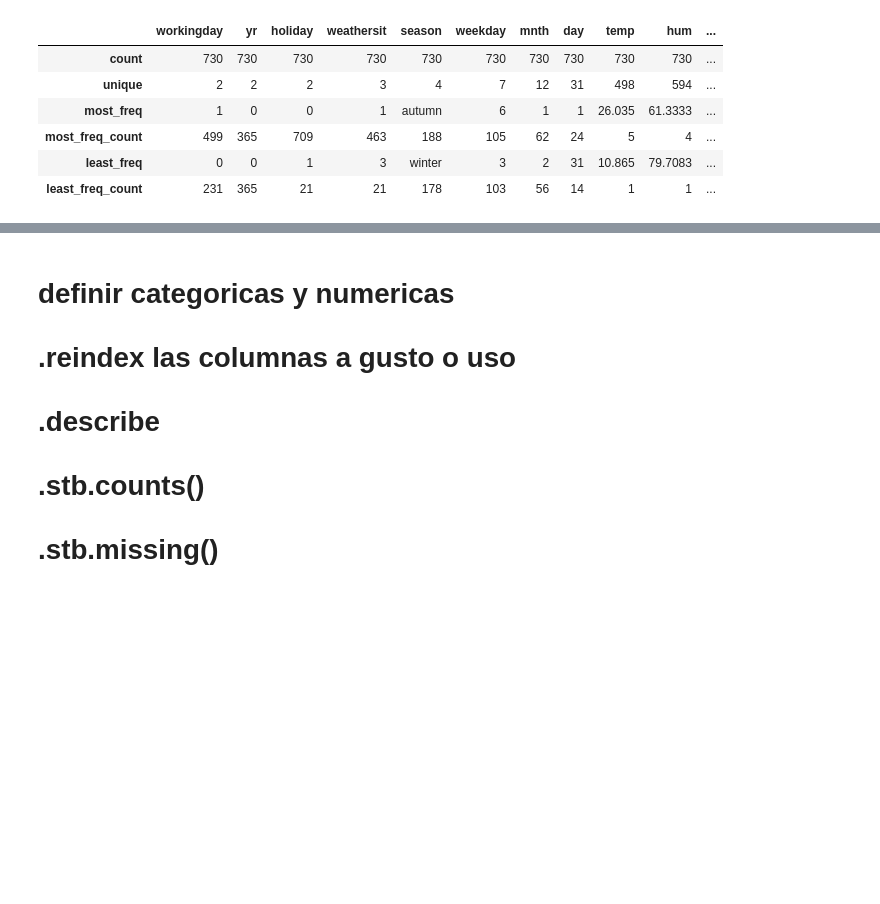
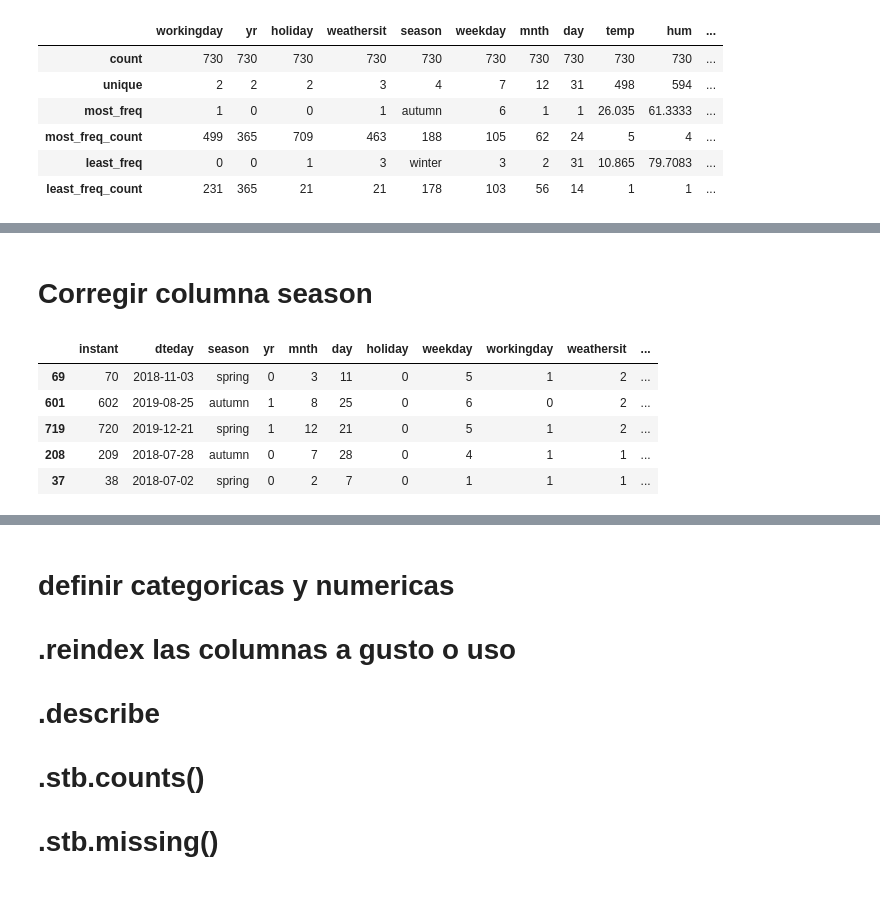
Before and after one commit to Adalab/project-da-promo-A-module-3-team-1, a Jupyter notebook: Proyecto.ipynb, the cells around one changed output, grey strips where cells are left out. Saved outputs shown, nothing was run; the diff lists cells and outputs as text; code cells hidden in the pictures; blank space fills up the shorter version.

```diff
--- a/Proyecto.ipynb
+++ b/Proyecto.ipynb
@@ -175,3 +177,5 @@ values
 # %%
 df_name = df[df["Name"].isin(values)]
 df_name
+# %% [markdown]
+# Corregir columna season
@@ -177,0 +198,9 @@ df_name
+# %%
+df_bike.sample(5)
+# %% [output]
+|  | instant | dteday | season | yr | mnth | day | holiday | weekday | workingday | weathersit | ... |
+| 69 | 70 | 2018-11-03 | spring | 0 | 3 | 11 | 0 | 5 | 1 | 2 | ... |
+| 601 | 602 | 2019-08-25 | autumn | 1 | 8 | 25 | 0 | 6 | 0 | 2 | ... |
+| 719 | 720 | 2019-12-21 | spring | 1 | 12 | 21 | 0 | 5 | 1 | 2 | ... |
+| 208 | 209 | 2018-07-28 | autumn | 0 | 7 | 28 | 0 | 4 | 1 | 1 | ... |
+| 37 | 38 | 2018-07-02 | spring | 0 | 2 | 7 | 0 | 1 | 1 | 1 | ... |
```
Also changed, not shown: parts of 12 cells of this notebook, 3 other files.
